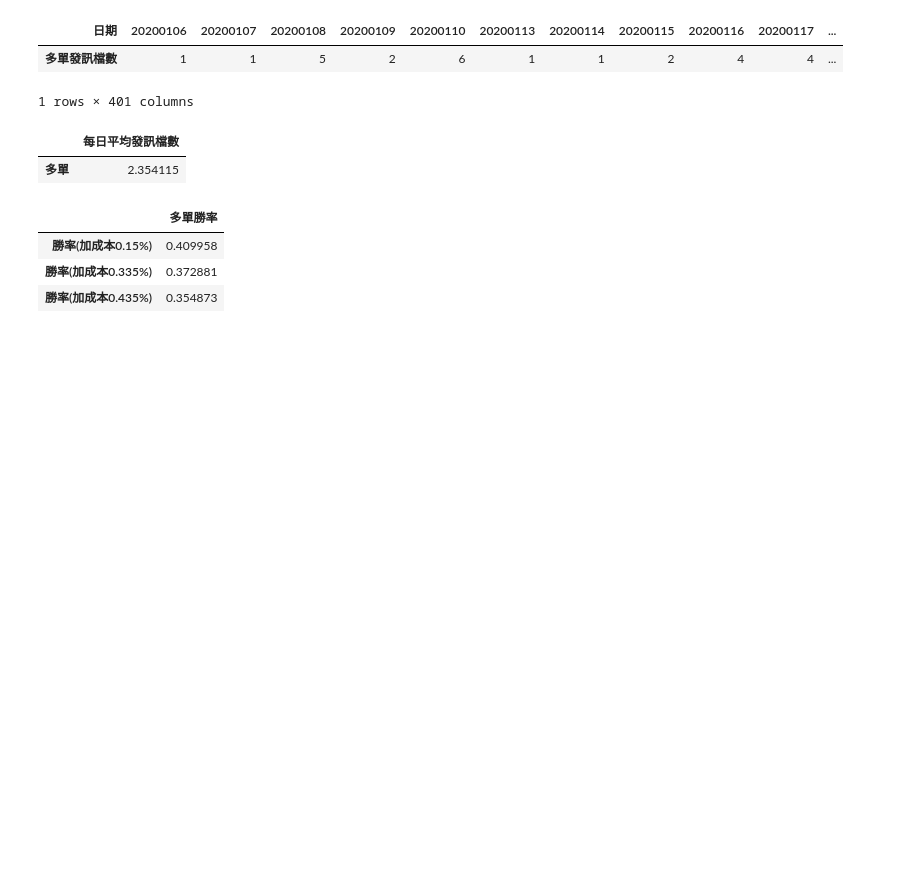
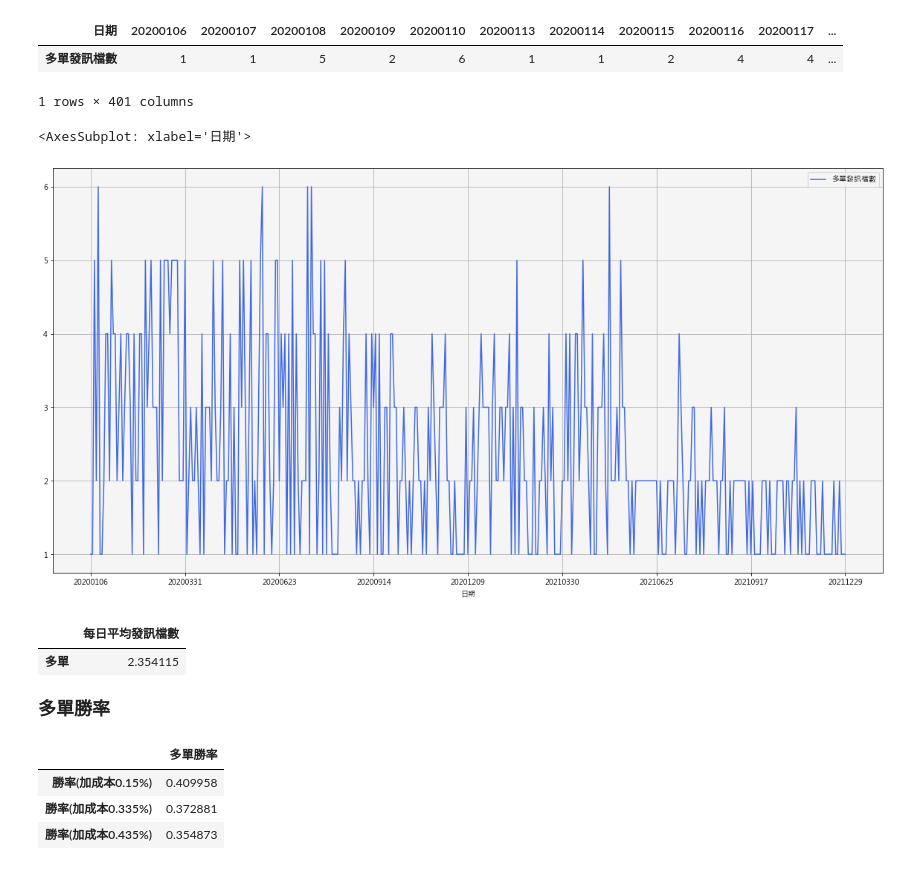
Before and after one commit to ErebusTW/Merge-by-date, a Jupyter notebook: 策略回測結果.ipynb, the cells around one changed output. Cells and saved outputs as stored; diff of their text form; code cells hidden in the pictures; blank space fills up the shorter version.

```diff
--- a/策略回測結果.ipynb
+++ b/策略回測結果.ipynb
@@ -343,11 +343,18 @@ pd.DataFrame(returns_long.groupby('日期')['symbol'].count()).rename(columns={'
 | 日期 | 20200106 | 20200107 | 20200108 | 20200109 | 20200110 | 20200113 | 20200114 | 20200115 | 20200116 | 20200117 | ... |
 | 多單發訊檔數 | 1 | 1 | 5 | 2 | 6 | 1 | 1 | 2 | 4 | 4 | ... |
 1 rows × 401 columns
+# %%
+pd.DataFrame(returns_long.groupby('日期')['symbol'].count()).rename(columns={'symbol':'多單發訊檔數'}).plot(figsize=(20, 10),color = ['royalblue'],grid = True)
+# %% [output]
+<AxesSubplot: xlabel='日期'>
+[figure, added]
 # %%
 pd.DataFrame(pd.DataFrame(returns_long.groupby('日期')['symbol'].count()).rename(columns={'symbol':'多單發訊檔數'}).mean()).rename(columns = {0:'多單'}).rename({'多單發訊檔數':'每日平均發訊檔數'}).T
 # %% [output]
 |  | 每日平均發訊檔數 |
 | 多單 | 2.354115 |
+# %% [markdown]
+**<font  size=4>多單勝率</font>**
 # %%
 pd.concat([pd.DataFrame.from_dict({'多單勝率':len(returns_long[returns_long['returns(加成本0.15%)']>0])/len(returns_long)},orient='index').rename(columns={0:'勝率(加成本0.15%)'}).T,
 pd.DataFrame.from_dict({'多單勝率':len(returns_long[returns_long['returns(加成本0.335%)']>0])/len(returns_long)},orient='index').rename(columns={0:'勝率(加成本0.335%)'}).T,
```
Also changed, not shown: parts of 2 cells of this notebook.
